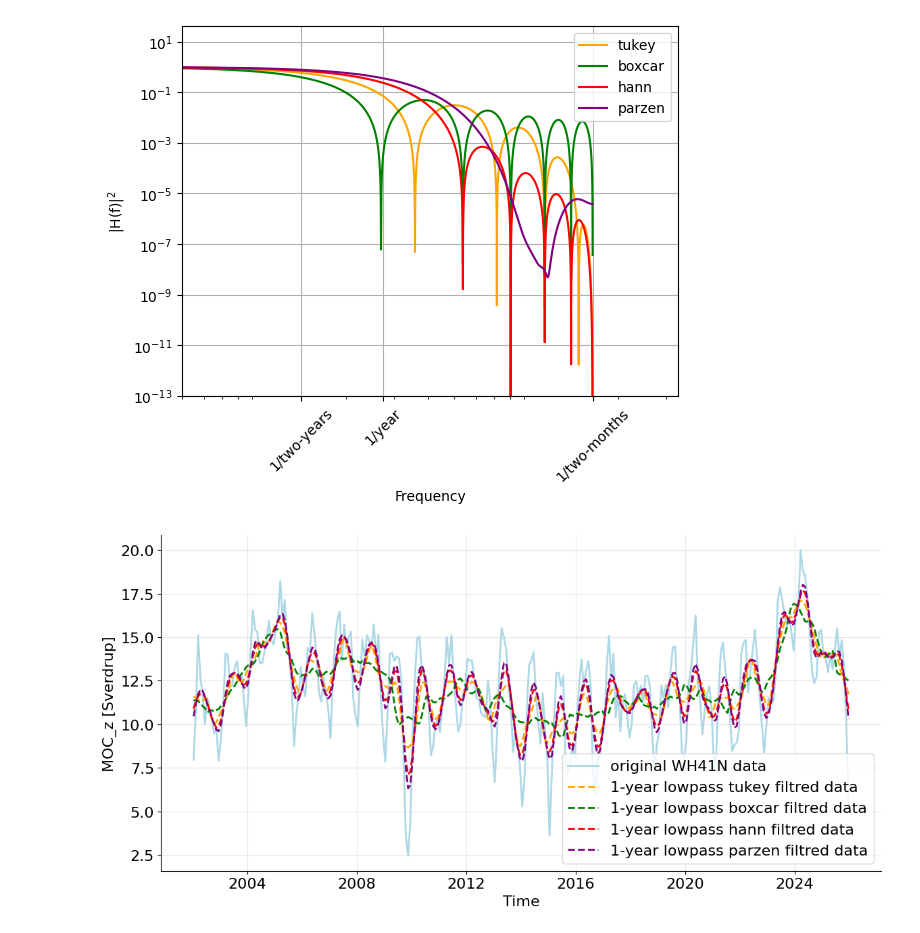
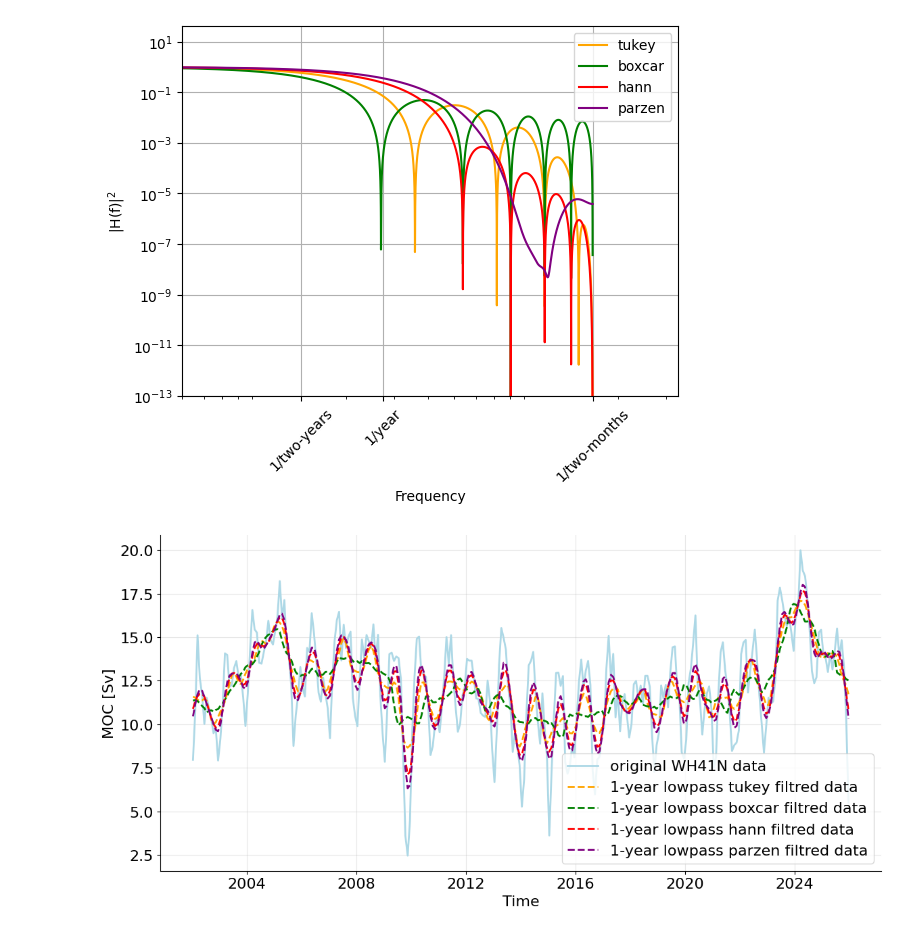
Before and after one commit to arvedlattekamp/arved-assignment2, a Jupyter notebook: notebooks/assignment1.ipynb, the cells around one changed output. Drawn from its saved outputs; the diff is of its cells as text; code cells hidden in the pictures.

```diff
--- a/notebooks/assignment1.ipynb
+++ b/notebooks/assignment1.ipynb
@@ -141,23 +141,24 @@ plt.rcParams.update({"font.size":16})
 # %%
 s = pd.Series(np.asarray(MOC, dtype="float64"))
 boxcar_filtred_MOC=np.array(s.rolling(12, center=True, win_type="boxcar", min_periods=1).mean())
 hann_filtred_MOC=np.array(s.rolling(12, center=True, win_type="hann", min_periods=1).mean())
 parzen_filtred_MOC=np.array(s.rolling(12, center=True, win_type="parzen", min_periods=1).mean())
 fig,ax=plotting.plot_time_series(ds,"MOC",label="original WH41N data",linewidth=2.0,color="lightblue")
 
 ax.plot(ds.TIME, filtred_MOC, ls="--",color="orange", linewidth=2.0,label="1-year lowpass tukey filtred data")
 ax.plot(ds.TIME, boxcar_filtred_MOC, "--g", linewidth=2.0,label="1-year lowpass boxcar filtred data")
 ax.plot(ds.TIME, hann_filtred_MOC, "--r", linewidth=2.0,label="1-year lowpass hann filtred data")
 ax.plot(ds.TIME, parzen_filtred_MOC, ls="--",color="purple", linewidth=2.0,label="1-year lowpass parzen filtred data")
 
 plt.legend()
 
 plt.title("")
 plt.tight_layout()
+plt.ylabel("MOC [Sv]")
 plt.savefig(r"..\figures\timeseries_boxcar.png",bbox_inches="tight")
 plt.show()
 # %% [output]
-[figure, old version]
+[figure, new version]
 # %%
 plt.rcParams.update({"font.size":10})
 # %%
```
Also changed, not shown: parts of 2 cells of this notebook, 5 other files.
